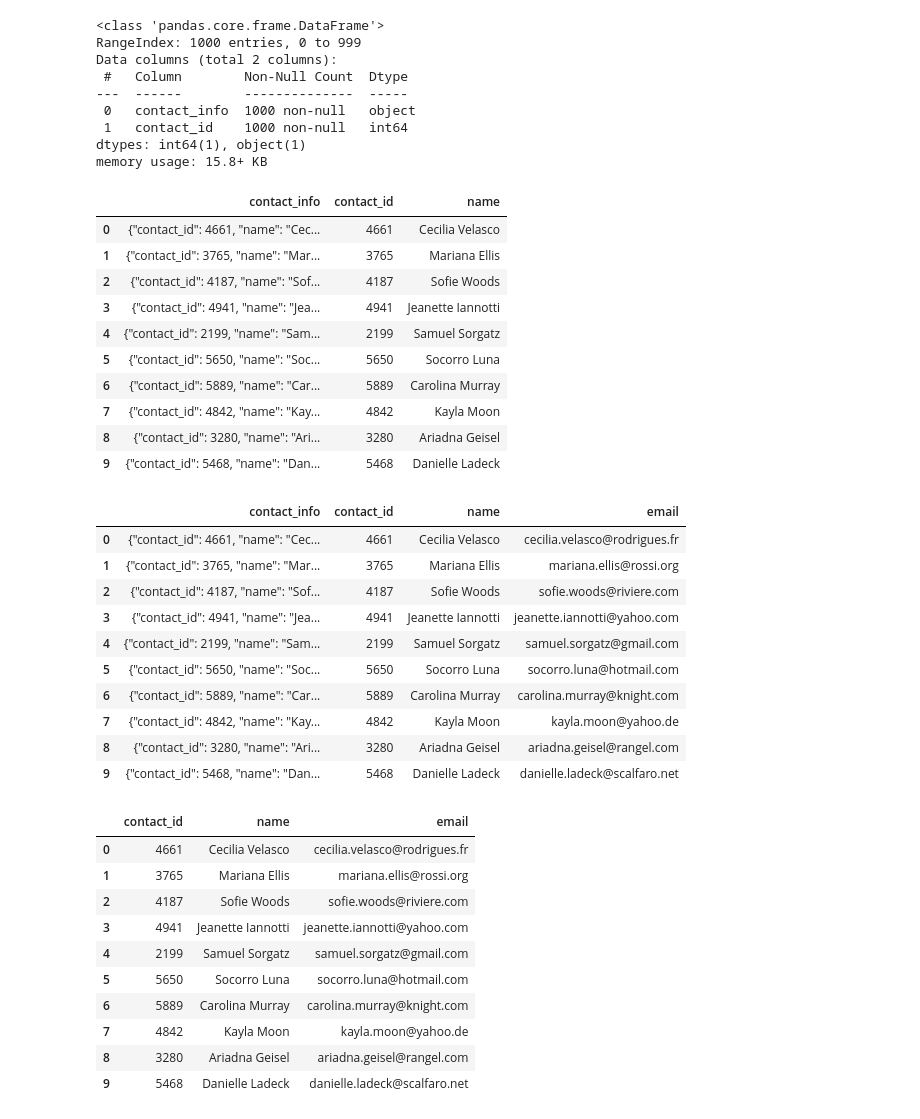
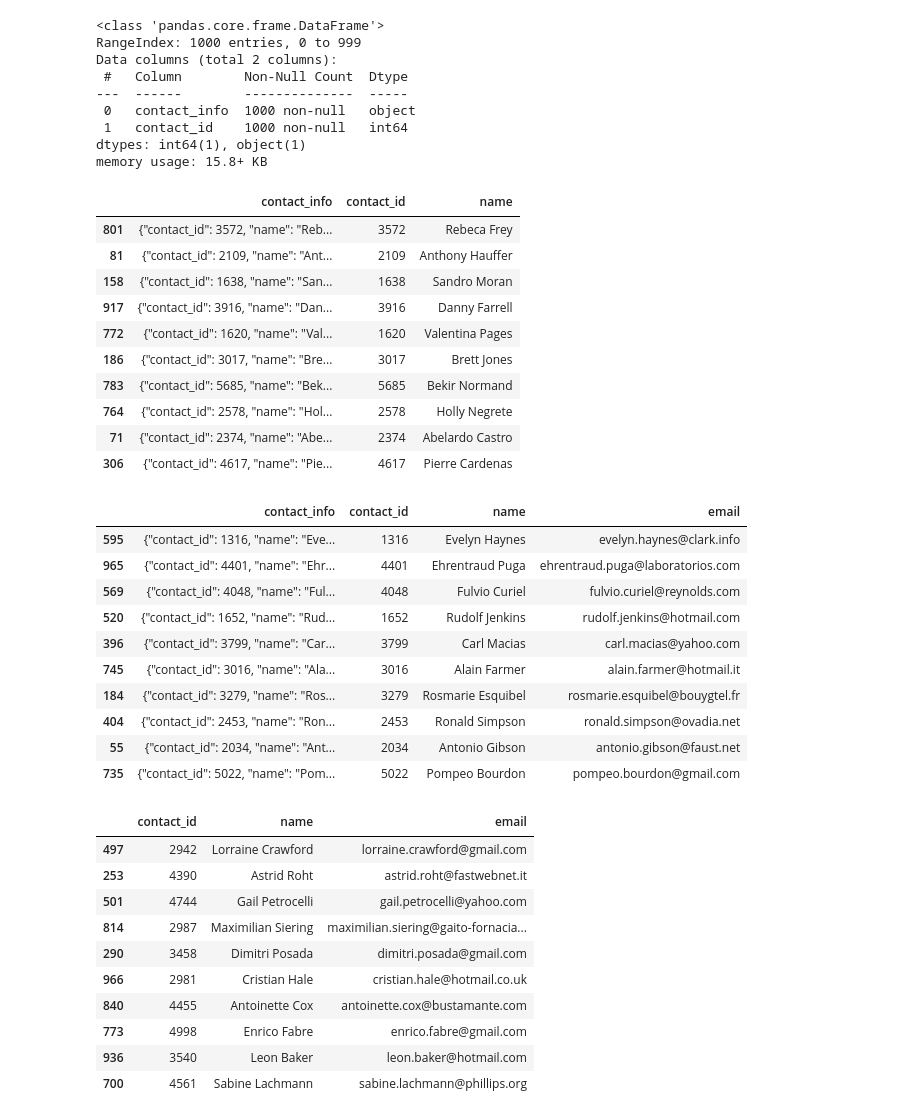
Before and after one commit to davisdw/Crowdfunding_Fundraiser_ETL, a Jupyter notebook: ETL_Mini_Project_Starter_Code.ipynb, the cells around one changed output. Cells and saved outputs as stored; diff of their text form; code cells hidden in the pictures.

```diff
--- a/ETL_Mini_Project_Starter_Code.ipynb
+++ b/ETL_Mini_Project_Starter_Code.ipynb
@@ -392,0 +434,3 @@ contact_info_df_copy.head()
+# %%
+contact_info_copy = contact_info.copy()
+contact_info_copy.sample(n=5)
@@ -393,4 +444,6 @@ contact_info_df_copy.head()
 # %%
 # Extract the four-digit contact ID number.
+contact_info_copy['contact_id'] = contact_info_copy['contact_info'].str.extract(r'contact_id": (\d{4})')
+contact_info_copy.sample(n=10)
 # %% [output]
 |  | contact_info | contact_id |
@@ -413,6 +472,8 @@ dtypes: object(2)
 memory usage: 15.8+ KB
 # %%
 # Convert the "contact_id" column to an int64 data type.
+contact_info_copy['contact_id'] = contact_info_copy['contact_id'].astype(int)
+contact_info_copy.info()
 # %% [output]
 <class 'pandas.core.frame.DataFrame'>
 RangeIndex: 1000 entries, 0 to 999
@@ -425,44 +486,51 @@ dtypes: int64(1), object(1)
 memory usage: 15.8+ KB
 # %%
 # Extract the name of the contact and add it to a new column.
+contact_info_copy['name'] = contact_info_copy['contact_info'].str.extract(r'"name": "([^"]*)"')
+contact_info_copy.sample(n=10)
 # %% [output]
 |  | contact_info | contact_id | name |
-| 0 | {"contact_id": 4661, "name": "Cec... | 4661 | Cecilia Velasco |
-| 1 | {"contact_id": 3765, "name": "Mar... | 3765 | Mariana Ellis |
-| 2 | {"contact_id": 4187, "name": "Sof... | 4187 | Sofie Woods |
-| 3 | {"contact_id": 4941, "name": "Jea... | 4941 | Jeanette Iannotti |
-| 4 | {"contact_id": 2199, "name": "Sam... | 2199 | Samuel Sorgatz |
-| 5 | {"contact_id": 5650, "name": "Soc... | 5650 | Socorro Luna |
-| 6 | {"contact_id": 5889, "name": "Car... | 5889 | Carolina Murray |
-| 7 | {"contact_id": 4842, "name": "Kay... | 4842 | Kayla Moon |
-| 8 | {"contact_id": 3280, "name": "Ari... | 3280 | Ariadna Geisel |
-| 9 | {"contact_id": 5468, "name": "Dan... | 5468 | Danielle Ladeck |
+| 801 | {"contact_id": 3572, "name": "Reb... | 3572 | Rebeca Frey |
+| 81 | {"contact_id": 2109, "name": "Ant... | 2109 | Anthony Hauffer |
+| 158 | {"contact_id": 1638, "name": "San... | 1638 | Sandro Moran |
+| 917 | {"contact_id": 3916, "name": "Dan... | 3916 | Danny Farrell |
+| 772 | {"contact_id": 1620, "name": "Val... | 1620 | Valentina Pages |
+| 186 | {"contact_id": 3017, "name": "Bre... | 3017 | Brett Jones |
+| 783 | {"contact_id": 5685, "name": "Bek... | 5685 | Bekir Normand |
+| 764 | {"contact_id": 2578, "name": "Hol... | 2578 | Holly Negrete |
+| 71 | {"contact_id": 2374, "name": "Abe... | 2374 | Abelardo Castro |
+| 306 | {"contact_id": 4617, "name": "Pie... | 4617 | Pierre Cardenas |
 # %%
 # Extract the email from the contacts and add the values to a new column.
+contact_info_copy['email'] = contact_info_copy['contact_info'].str.extract(r'"email": "([^"]*)"')
+contact_info_copy.sample(n=10)
 # %% [output]
 |  | contact_info | contact_id | name | email |
-| 0 | {"contact_id": 4661, "name": "Cec... | 4661 | Cecilia Velasco | cecilia.velasco@rodrigues.fr |
-| 1 | {"contact_id": 3765, "name": "Mar... | 3765 | Mariana Ellis | mariana.ellis@rossi.org |
-| 2 | {"contact_id": 4187, "name": "Sof... | 4187 | Sofie Woods | sofie.woods@riviere.com |
-| 3 | {"contact_id": 4941, "name": "Jea... | 4941 | Jeanette Iannotti | jeanette.iannotti@yahoo.com |
-| 4 | {"contact_id": 2199, "name": "Sam... | 2199 | Samuel Sorgatz | samuel.sorgatz@gmail.com |
-| 5 | {"contact_id": 5650, "name": "Soc... | 5650 | Socorro Luna | socorro.luna@hotmail.com |
-| 6 | {"contact_id": 5889, "name": "Car... | 5889 | Carolina Murray | carolina.murray@knight.com |
-| 7 | {"contact_id": 4842, "name": "Kay... | 4842 | Kayla Moon | kayla.moon@yahoo.de |
-| 8 | {"contact_id": 3280, "name": "Ari... | 3280 | Ariadna Geisel | ariadna.geisel@rangel.com |
-| 9 | {"contact_id": 5468, "name": "Dan... | 5468 | Danielle Ladeck | danielle.ladeck@scalfaro.net |
+| 595 | {"contact_id": 1316, "name": "Eve... | 1316 | Evelyn Haynes | evelyn.haynes@clark.info |
+| 965 | {"contact_id": 4401, "name": "Ehr... | 4401 | Ehrentraud Puga | ehrentraud.puga@laboratorios.com |
+| 569 | {"contact_id": 4048, "name": "Ful... | 4048 | Fulvio Curiel | fulvio.curiel@reynolds.com |
+| 520 | {"contact_id": 1652, "name": "Rud... | 1652 | Rudolf Jenkins | rudolf.jenkins@hotmail.com |
+| 396 | {"contact_id": 3799, "name": "Car... | 3799 | Carl Macias | carl.macias@yahoo.com |
+| 745 | {"contact_id": 3016, "name": "Ala... | 3016 | Alain Farmer | alain.farmer@hotmail.it |
+| 184 | {"contact_id": 3279, "name": "Ros... | 3279 | Rosmarie Esquibel | rosmarie.esquibel@bouygtel.fr |
+| 404 | {"contact_id": 2453, "name": "Ron... | 2453 | Ronald Simpson | ronald.simpson@ovadia.net |
+| 55 | {"contact_id": 2034, "name": "Ant... | 2034 | Antonio Gibson | antonio.gibson@faust.net |
+| 735 | {"contact_id": 5022, "name": "Pom... | 5022 | Pompeo Bourdon | pompeo.bourdon@gmail.com |
 # %%
 # Create a copy of the contact_info_df with the 'contact_id', 'name', 'email' columns.
+contact_info_clean_data = contact_info_copy.copy()
+contact_info_clean_data = contact_info_clean_data[['contact_id', 'name', 'email']]
+contact_info_clean_data.sample(n=10)
 # %% [output]
 |  | contact_id | name | email |
-| 0 | 4661 | Cecilia Velasco | cecilia.velasco@rodrigues.fr |
-| 1 | 3765 | Mariana Ellis | mariana.ellis@rossi.org |
-| 2 | 4187 | Sofie Woods | sofie.woods@riviere.com |
-| 3 | 4941 | Jeanette Iannotti | jeanette.iannotti@yahoo.com |
-| 4 | 2199 | Samuel Sorgatz | samuel.sorgatz@gmail.com |
-| 5 | 5650 | Socorro Luna | socorro.luna@hotmail.com |
-| 6 | 5889 | Carolina Murray | carolina.murray@knight.com |
-| 7 | 4842 | Kayla Moon | kayla.moon@yahoo.de |
-| 8 | 3280 | Ariadna Geisel | ariadna.geisel@rangel.com |
-| 9 | 5468 | Danielle Ladeck | danielle.ladeck@scalfaro.net |
+| 497 | 2942 | Lorraine Crawford | lorraine.crawford@gmail.com |
+| 253 | 4390 | Astrid Roht | astrid.roht@fastwebnet.it |
+| 501 | 4744 | Gail Petrocelli | gail.petrocelli@yahoo.com |
+| 814 | 2987 | Maximilian Siering | maximilian.siering@gaito-fornacia... |
+| 290 | 3458 | Dimitri Posada | dimitri.posada@gmail.com |
+| 966 | 2981 | Cristian Hale | cristian.hale@hotmail.co.uk |
+| 840 | 4455 | Antoinette Cox | antoinette.cox@bustamante.com |
+| 773 | 4998 | Enrico Fabre | enrico.fabre@gmail.com |
+| 936 | 3540 | Leon Baker | leon.baker@hotmail.com |
+| 700 | 4561 | Sabine Lachmann | sabine.lachmann@phillips.org |
 # %%
```
Also changed, not shown: parts of 19 cells of this notebook, 1 other file.
